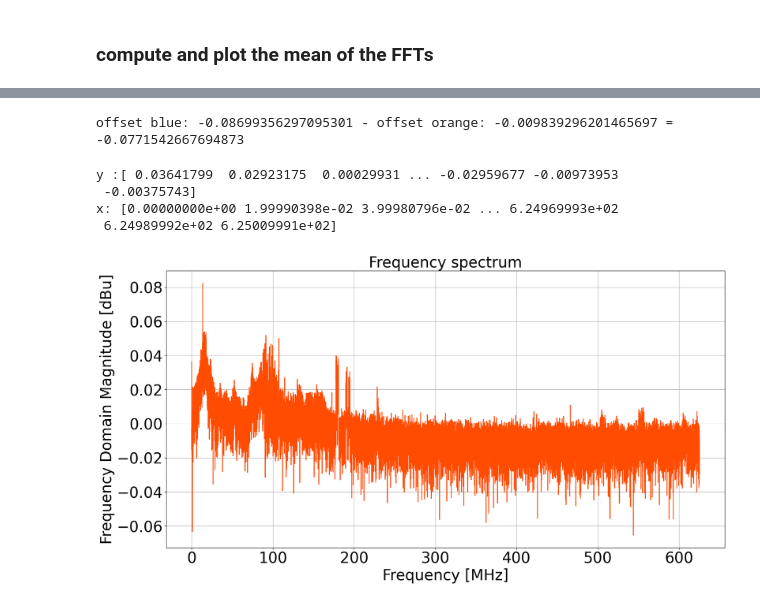
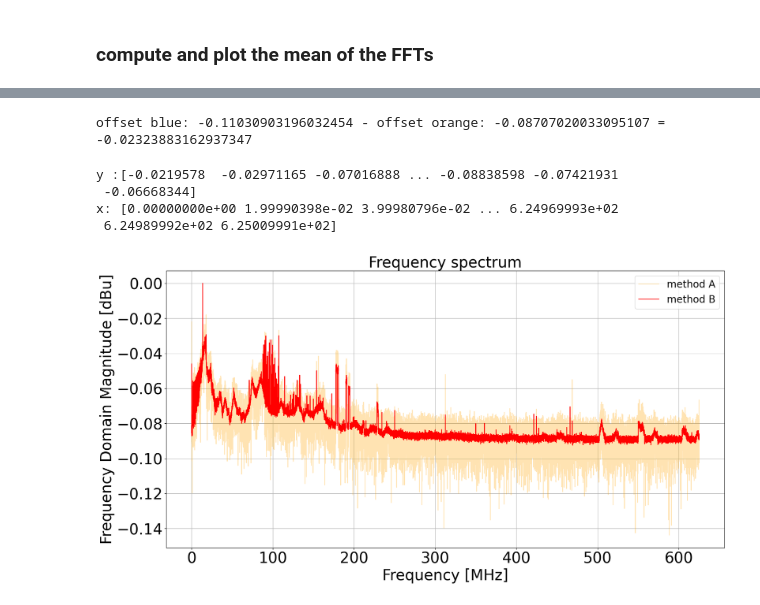
Before and after one commit to giiulia/SummerSchoolProject, a Jupyter notebook: Analysis/avg_wf_VS_avg_fft - Noerrors.ipynb, the cells around one changed output, grey strips where cells are left out. Cells and saved outputs as stored; diff of their text form; code cells hidden in the pictures.

```diff
--- a/Analysis/avg_wf_VS_avg_fft - Noerrors.ipynb
+++ b/Analysis/avg_wf_VS_avg_fft - Noerrors.ipynb
@@ -129,16 +97,19 @@ No artists with labels found to put in legend.  Note that artists whose label st
 span_A = times_A[len(times_A)-1]
 f_s = len(times_A) / span_A
 print(f"f_s = {f_s}")
-freqs_A = fft.rfftfreq(len(amplitudes_avg), 1/f_s) #window lenght, sample spacing
+freqs_A = fft.rfftfreq(len(avg_wf), 1/f_s) #window lenght, sample spacing
 
 #plot the fft and see how much time it takes
 start_time = time.time()
 
-Y_dBu = rfft(amplitudes_avg, conversion_factor)
+Y_dBu_A = rfft(avg_wf, conversion_factor)
+Y_dBu_single_wf_A = rfft(all_amplitudes_A[1, :], conversion_factor)
 
 plt.figure(figsize=(20, 10))
 #plt.errorbar(freqs, Y_dBu, yerr = Y_err_dBu, fmt='o', markersize = 2, ecolor='red', capsize = 3, capthick=1, elinewidth=1)
-plt.plot(freqs_A, Y_dBu)
+plt.plot(freqs_A, Y_dBu_A, color = 'orange')
+plt.plot(freqs_A, Y_dBu_single_wf_A, alpha = 0.3, color = 'green')
+
 plt.title('Frequency spectrum', fontsize = 30)
 plt.xlabel('Frequency [MHz]', fontsize = 30)
 plt.xticks(fontsize = 30)
@@ -203,0 +202,10 @@ Ys = rffts(all_amplitudes_B)
+# %%
+Ys_dBu_list = []
+
+print(all_amplitudes_B.shape[0])
+for i in range(all_amplitudes_B.shape[0]):
+    Y_dBu_B = rfft(all_amplitudes_B[i, :], conversion_factor)
+    Ys_dBu_list.append(Y_dBu_B)
+
+Ys_dBu_B = np.stack(Ys_dBu_list, axis = 0)
+print(f"Ys_dBu_B: {Ys_dBu_B}")
@@ -203,0 +227,7 @@ Ys = rffts(all_amplitudes_B)
+# %%
+span_B = times_B[len(times_B)-1]
+f_s_avg_fft = len(times_B) / span_B
+print(f"f_s_avg_fft = {f_s_avg_fft}")
+freqs_B = fft.rfftfreq(all_amplitudes_B.shape[1], 1/f_s_avg_fft) #window lenght, sample spacing
+
+avg_fft_dBu_B = np.mean(Ys_dBu_B, axis = 0)
@@ -265,34 +288,37 @@ plt.show()
 # %%
-offset_blue = np.mean(Y_dBu[(freqs_A >= 250) & (freqs_A <= 350)])
-offset_orange = np.mean(avg_fft_dBu[(freqs_B >= 250) & (freqs_B <= 350)])
+offset_blue = np.mean(Y_dBu_A[(freqs_A >= 250) & (freqs_A <= 350)])
+offset_orange = np.mean(avg_fft_dBu_B[(freqs_B >= 250) & (freqs_B <= 350)])
 print(f"offset blue: {offset_blue} - offset orange: {offset_orange} = {offset_blue - offset_orange}")
 diff = offset_blue - offset_orange
 # %% [output]
-offset blue: -0.08699356297095301 - offset orange: -0.009839296201465697 = -0.0771542667694873
+offset blue: -0.11030903196032454 - offset orange: -0.08707020033095107 = -0.02323883162937347
 # %%
 plt.figure(figsize=(20, 10))
 
 #plt.errorbar(freqs, Y_dBu, yerr = Y_err_dBu, fmt='o', markersize = 2, ecolor='red', capsize = 3, capthick=1, elinewidth=1)
-plt.plot(freqs_A, Y_dBu - diff, color = 'red')
+print(f"y :{Y_dBu_A - diff}")
+print(f"x: {freqs_A}")
+plt.plot(freqs_A, Y_dBu_A - diff, alpha = 0.3, color = 'orange', label = 'method A')
 
 plt.title('Frequency spectrum', fontsize = 30)
 plt.xlabel('Frequency [MHz]', fontsize = 30)
 plt.xticks(fontsize = 30)
 plt.ylabel('Frequency Domain Magnitude [dBu]', fontsize = 30)
 plt.yticks(fontsize = 30)
 plt.grid(True)
 #plt.semilogx()
 
 #---------------------------------------------------------------
 
 #plt.errorbar(freqs, B_dBu, yerr = stds_fft_dBu, fmt='o', markersize = 2, ecolor='red', capsize = 3, capthick=1, elinewidth=1)
-plt.plot(freqs_B, avg_fft_dBu, alpha = 0.3, color = 'yellow')
+plt.plot(freqs_B, avg_fft_dBu_B, color = 'red', label = 'method B')
 
-#plt.savefig("250724_17.23/fft.pdf", format = "pdf", bbox_inches="tight")
+plt.legend(fontsize = 20)
+#plt.savefig("070824_15.46/A_VS_B.pdf", format = "pdf", bbox_inches="tight")
 plt.show()
 # %% [output]
-y :[ 0.03641799  0.02923175  0.00029931 ... -0.02959677 -0.00973953
- -0.00375743]
+y :[-0.0219578  -0.02971165 -0.07016888 ... -0.08838598 -0.07421931
+ -0.06668344]
 x: [0.00000000e+00 1.99990398e-02 3.99980796e-02 ... 6.24969993e+02
  6.24989992e+02 6.25009991e+02]
-[figure, old version]
+[figure, new version]
```
Also changed, not shown: parts of 18 cells of this notebook, 11 other files.
